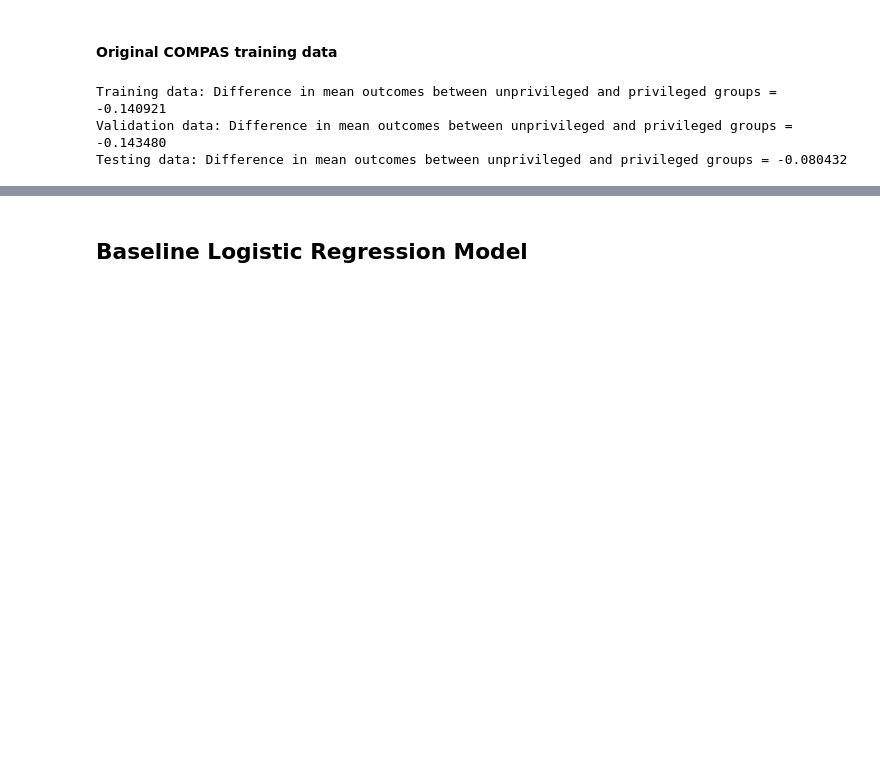
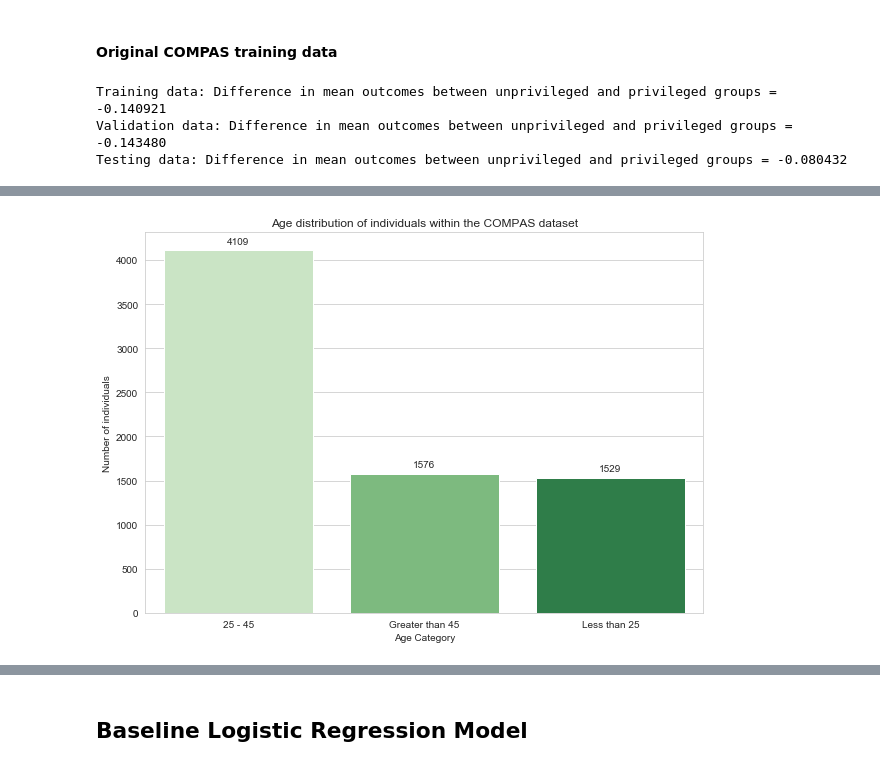
Before and after one commit to megantennies/FYP, a Jupyter notebook: FYP_CODE_LR.ipynb, the cells around one changed output, grey strips where cells are left out. Drawn from its saved outputs; the diff is of its cells as text; code cells hidden in the pictures; blank space fills up the shorter version.

```diff
--- a/FYP_CODE_LR.ipynb
+++ b/FYP_CODE_LR.ipynb
@@ -156,0 +214,6 @@ Testing data: Difference in mean outcomes between unprivileged and privileged gr
+# %%
+plot_dist(attribute = 'age', data = age_data, x_label = 'Age Category',
+    title = 'Age distribution of individuals within the COMPAS dataset',
+    file_name = 'DA_age_dist.png', rot = 0)
+# %% [output]
+[figure, added]
```
Also changed, not shown: parts of 45 cells of this notebook, 11 other files.
